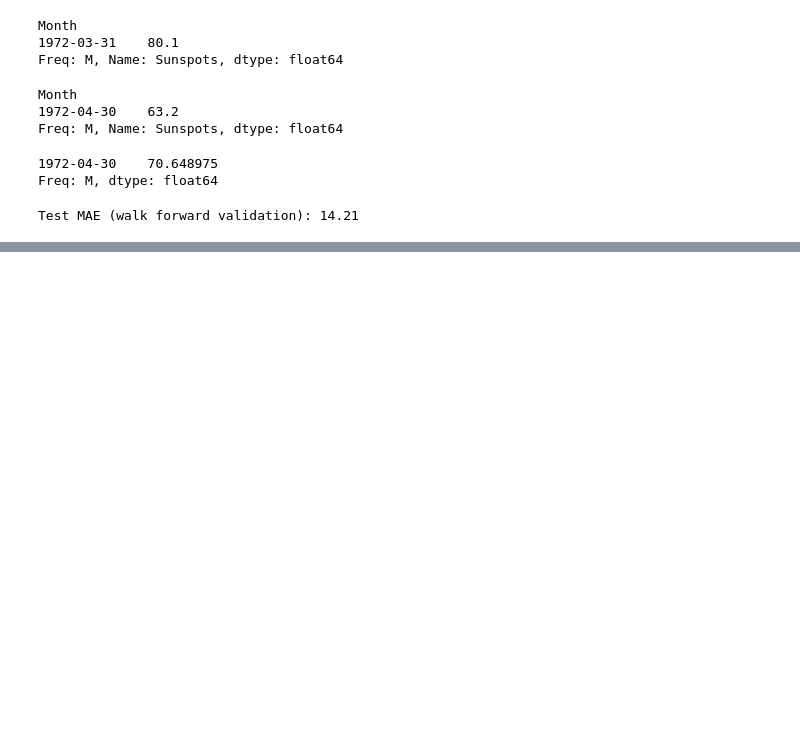
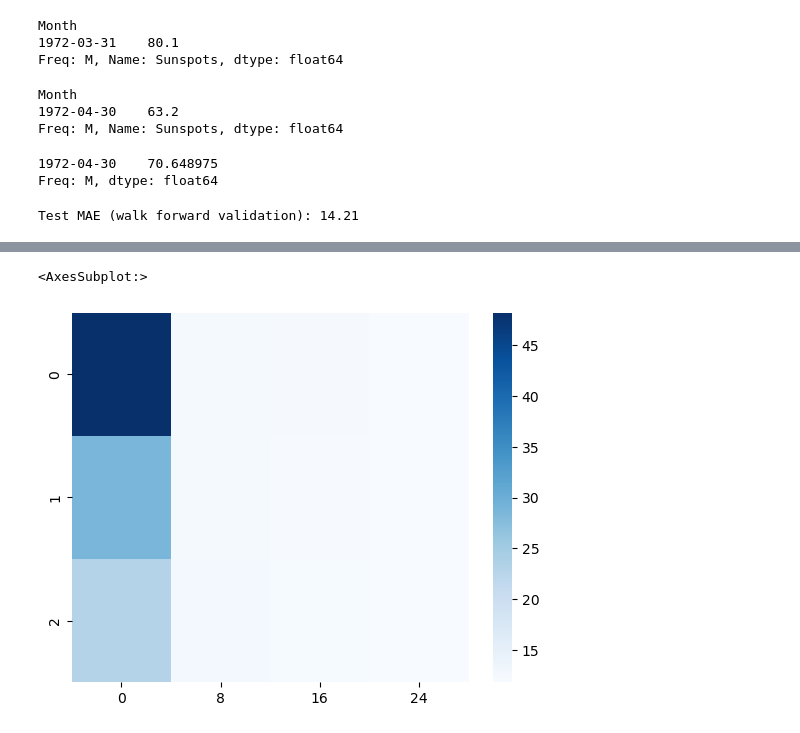
Before and after one commit to Ubaid-Ur-RehmanJ/kaggle-projects, a Jupyter notebook: sun-spots-timeseries-data.ipynb, the cells around one changed output, grey strips where cells are left out. Saved outputs shown, nothing was run; the diff lists cells and outputs as text; code cells hidden in the pictures; blank space fills up the shorter version.

```diff
--- a/sun-spots-timeseries-data.ipynb
+++ b/sun-spots-timeseries-data.ipynb
@@ -406,0 +611,5 @@ Test MAE (walk forward validation): 14.21
+# %%
+sns.heatmap(mae_df_arma, cmap = "Blues")
+# %% [output]
+<AxesSubplot:>
+[figure, added]
```
Also changed, not shown: parts of 26 cells of this notebook.
